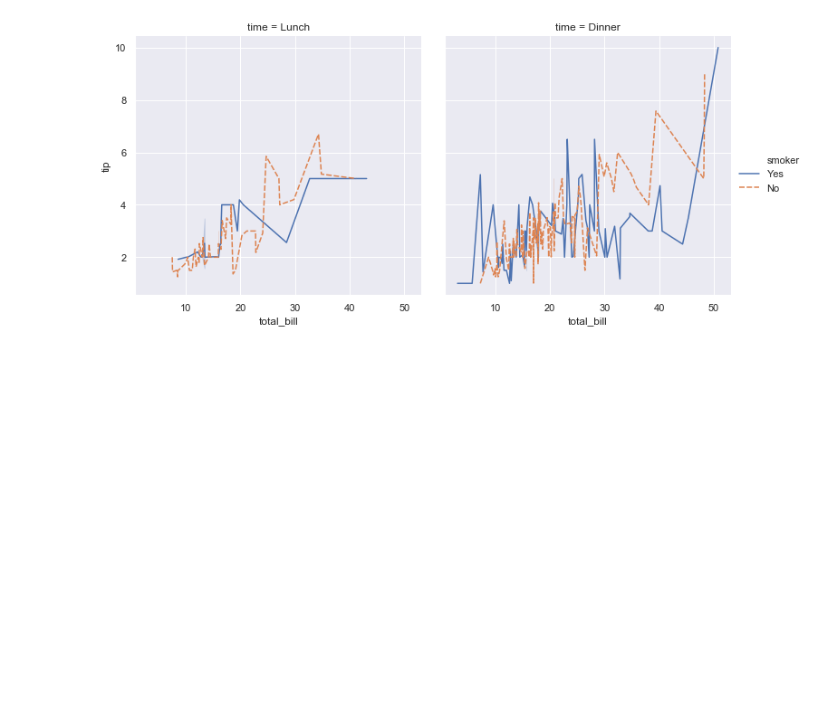
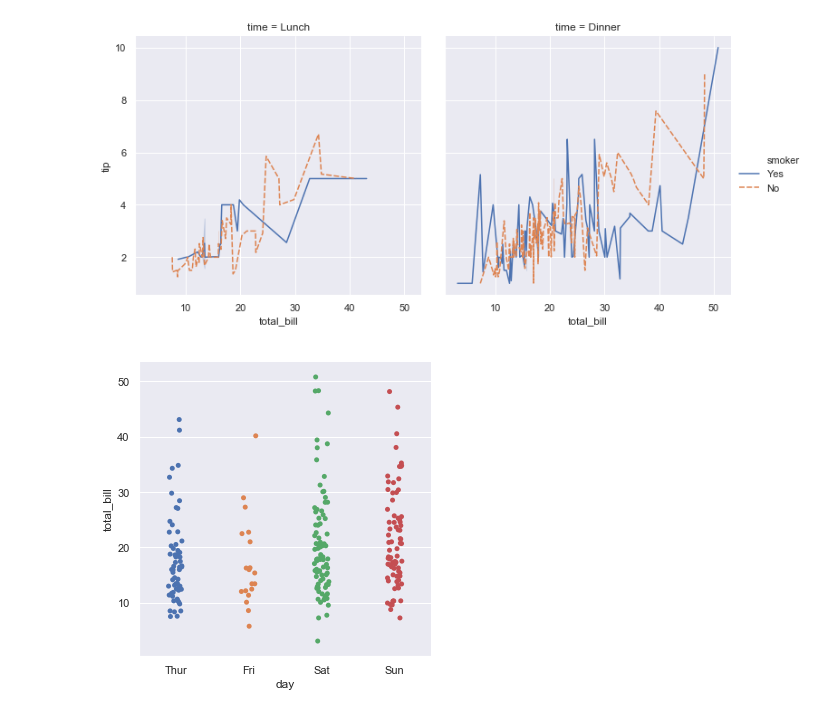
Before and after one commit to ediuG/seaborn_example, a Jupyter notebook: seaborn_example.ipynb, the cells around one changed output. Cells and saved outputs as stored; diff of their text form; code cells hidden in the pictures; blank space fills up the shorter version.

```diff
--- a/seaborn_example.ipynb
+++ b/seaborn_example.ipynb
@@ -37,2 +40,7 @@ sns.relplot(x="total_bill", y="tip", col="time",
 # %% [output]
 [figure]
+# %%
+# Catagories
+sns.catplot(x="day", y="total_bill", data=tips)
+# %% [output]
+[figure, added]
```
Also changed, not shown: parts of 26 cells of this notebook.
